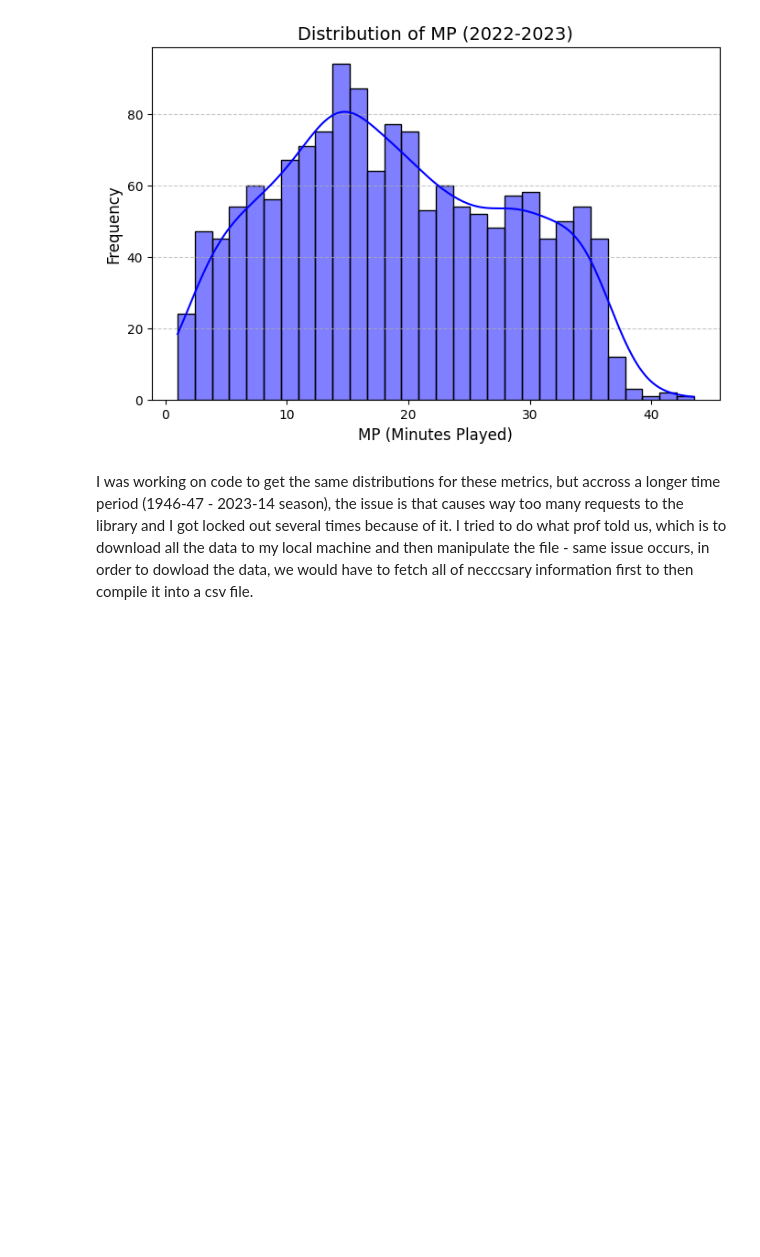
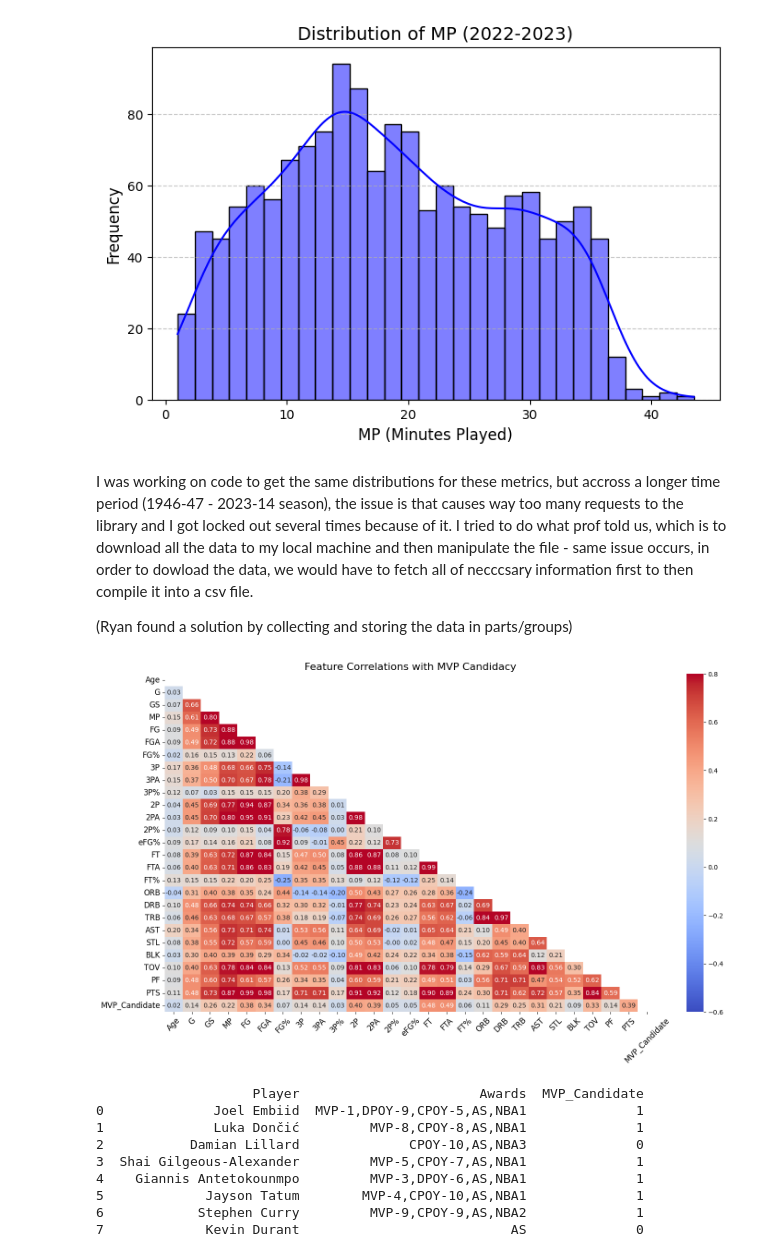
Before and after one commit to Jamcre/nba-award-data-mining, a Jupyter notebook: testFile.ipynb, the cells around one changed output. Saved outputs shown, nothing was run; the diff lists cells and outputs as text; code cells hidden in the pictures; blank space fills up the shorter version.

```diff
--- a/testFile.ipynb
+++ b/testFile.ipynb
@@ -237,3 +238,48 @@ plt.show()
 [figure]
 # %% [markdown]
 I was working on code to get the same distributions for these metrics, but accross a longer time period (1946-47 - 2023-14 season), the issue is that causes way too many requests to the library and I got locked out several times because of it. I tried to do what prof told us, which is to download all the data to my local machine and then manipulate the file - same issue occurs, in order to dowload the data, we would have to fetch all of necccsary information first to then compile it into a csv file.
+
+(Ryan found a solution by collecting and storing the data in parts/groups)
+# %%
+# Creating a correlation matrix to visualize correlations between features, and see which features have
+# the strongest correlation to being elected as MVP in a given season, given stats from current MVP candidates
+# reference used: https://www.geeksforgeeks.org/how-to-draw-2d-heatmap-using-matplotlib-in-python/
+
+df = nba.get_stats(season=2023, info='per_game', playoffs=False)
+
+# adding the MVP row & col, shows how features correlate with being an MVP candidate
+df['MVP_Candidate'] = df['Awards'].fillna('').apply(lambda x: 1 if 'MVP' in x else 0)
+
+correlation_matrix = df.corr(numeric_only=True) # collecting all the numeric columns (features) from the data frame
+
+triangular_mask = np.triu(np.ones_like(correlation_matrix, dtype=bool)) # helps clear redundant info by creating a triangular heatmap
+
+plt.figure(figsize=(15, 9))
+sns.heatmap(
+    correlation_matrix,
+    mask=triangular_mask,
+    annot=True,
+    fmt=".2f",
+    cmap='coolwarm',
+    vmin=-0.6,
+    vmax=0.8
+)
+
+plt.title("Feature Correlations with MVP Candidacy", fontsize=16)
+plt.xticks(fontsize=12, rotation=45)
+plt.yticks(fontsize=12)
+plt.tight_layout()
+plt.show()
+
+print(df[['Player', 'Awards', 'MVP_Candidate']].head(8))
+# %% [output]
+[figure, added]
+                    Player                       Awards  MVP_Candidate
+0              Joel Embiid  MVP-1,DPOY-9,CPOY-5,AS,NBA1              1
+1              Luka Dončić         MVP-8,CPOY-8,AS,NBA1              1
+2           Damian Lillard              CPOY-10,AS,NBA3              0
+3  Shai Gilgeous-Alexander         MVP-5,CPOY-7,AS,NBA1              1
+4    Giannis Antetokounmpo         MVP-3,DPOY-6,AS,NBA1              1
+5             Jayson Tatum        MVP-4,CPOY-10,AS,NBA1              1
+6            Stephen Curry         MVP-9,CPOY-9,AS,NBA2              1
+7             Kevin Durant                           AS              0
```
Also changed, not shown: parts of 1 cell of this notebook.
